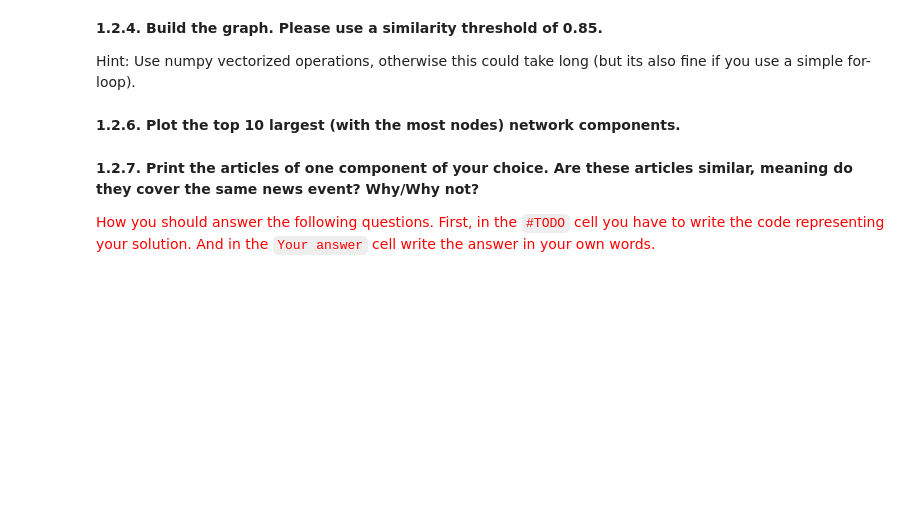
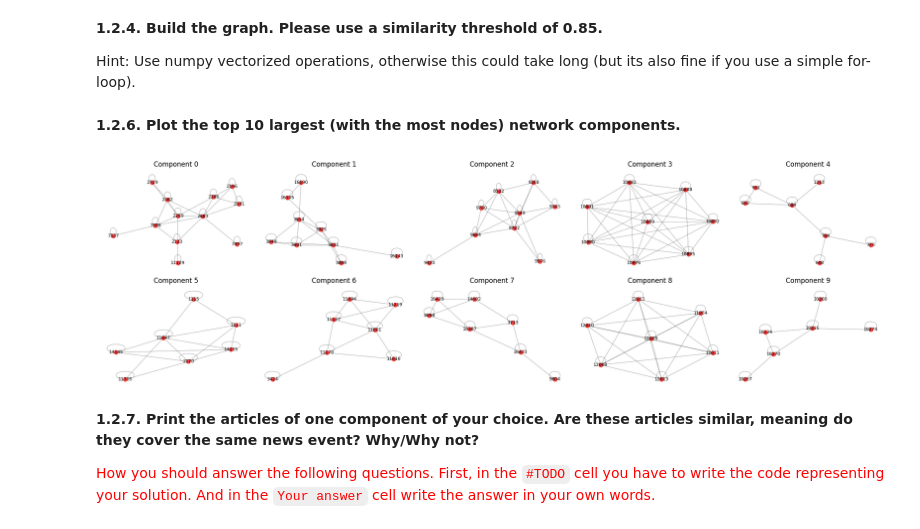
Before and after one commit to shanazar/network-science, a Jupyter notebook: homework-2/Homework_2_2024.ipynb, the cells around one changed output. Saved outputs shown, nothing was run; the diff lists cells and outputs as text; code cells hidden in the pictures; blank space fills up the shorter version.

```diff
--- a/homework-2/Homework_2_2024.ipynb
+++ b/homework-2/Homework_2_2024.ipynb
@@ -284,2 +209,8 @@ for i in range(cosine_sim_matrix.shape[0]):
+# %%
+threshold = 0.85
+cosine_sim_matrix_copy = cosine_sim_matrix.numpy()
+cosine_sim_matrix_copy[cosine_sim_matrix_copy <= threshold] = 0
+G = nx.from_numpy_array(cosine_sim_matrix_copy)
+nx.set_node_attributes(G, filtered_news["Preprocessed_article"].to_dict(), 'text')
 # %% [markdown]
 **1.2.6. Plot the top 10 largest (with the most nodes) network components.**
@@ -288,3 +217,25 @@ for i in range(cosine_sim_matrix.shape[0]):
+# %%
+connected_components = sorted(nx.connected_components(G), key=len, reverse=True)
+largest_components = [G.subgraph(c).copy() for c in connected_components[:10]]
+fig, axes = plt.subplots(2, 5, figsize=(20, 6))
+i = 0
+j = 0
+for k, component in enumerate(largest_components):
+    pos = nx.spring_layout(component)
+    nx.draw_networkx_nodes(component, pos, node_size=50, node_color='red', alpha=0.7, ax=axes[j][i])
+    nx.draw_networkx_edges(component, pos, width=0.5, alpha=0.5, edge_color="black", ax=axes[j][i])
+    nx.draw_networkx_labels(component, pos, font_size=8, ax=axes[j][i])
+    axes[j][i].set_title(f'Component {k}')
+    axes[j][i].axis('off')
+    i +=1
+    if i == 5:
+        j += 1
+        i = 0
+
+plt.tight_layout()
+plt.show()
+# %% [output]
+[figure, added]
 # %% [markdown]
 **1.2.7. Print the articles of one component of your choice. Are these articles similar, meaning do they cover the same news event? Why/Why not?**
 
```
Also changed, not shown: parts of 29 cells of this notebook, 17 other files.
